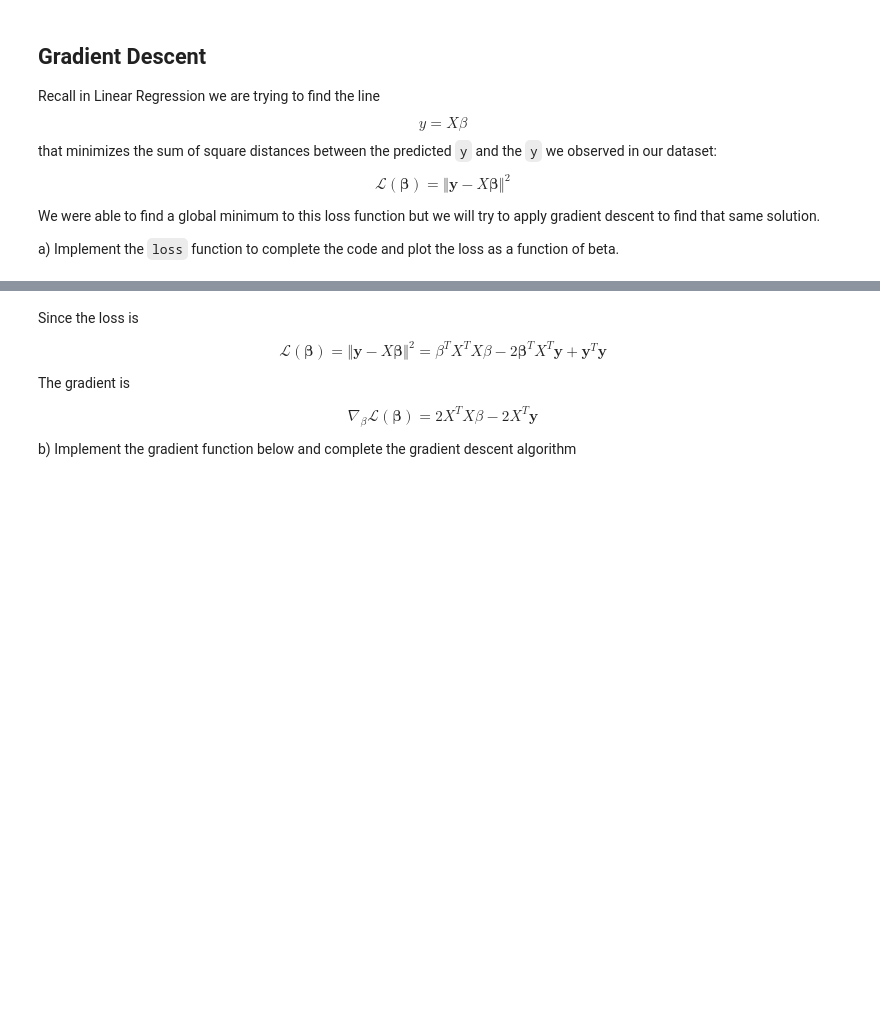
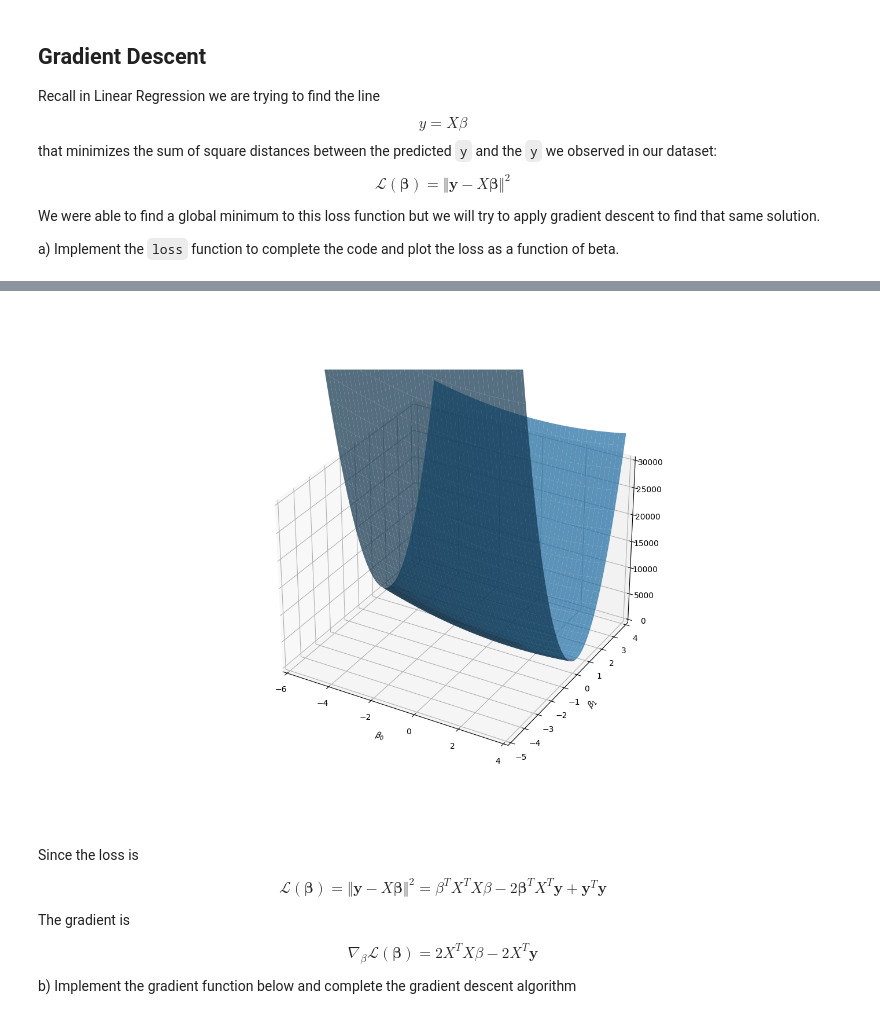
Before and after one commit to will18870/Data-Science-Fundamentals, a Jupyter notebook: lecture_21/worksheet_21.ipynb, the cells around one changed output, grey strips where cells are left out. Cells and saved outputs as stored; diff of their text form; code cells hidden in the pictures; blank space fills up the shorter version.

```diff
--- a/lecture_21/worksheet_21.ipynb
+++ b/lecture_21/worksheet_21.ipynb
@@ -309,34 +305,36 @@ b1 = np.arange(-5, 4, 0.1)
 b0, b1 = np.meshgrid(b0, b1)
 
 def loss(X, y, beta):
-    return ...
+    return np.linalg.norm(y - X.dot(beta))**2
 
 def get_cost(B0, B1):
     res = []
     for b0, b1 in zip(B0, B1):
         line = []
         for i in range(len(b0)):
             beta = np.array([b0[i], b1[i]])
             line.append(loss(X, y, beta))
         res.append(line)
     return np.array(res)
 
 cost = get_cost(b0, b1)
 
 # Creating figure
 fig = plt.figure(figsize =(14, 9))
 ax = plt.axes(projection ='3d')
 ax.set_xlim(-6, 4)
 ax.set_xlabel(r'$\beta_0$')
 ax.set_ylabel(r'$\beta_1$')
 ax.set_ylim(-5, 4)
 ax.set_zlim(0, 30000)
 
 # Creating plot
 ax.plot_surface(b0, b1, cost, alpha=.7)
 
 # show plot
 plt.show()
+# %% [output]
+[figure, added]
 # %% [markdown]
 Since the loss is
 
```
Also changed, not shown: parts of 9 cells of this notebook.
